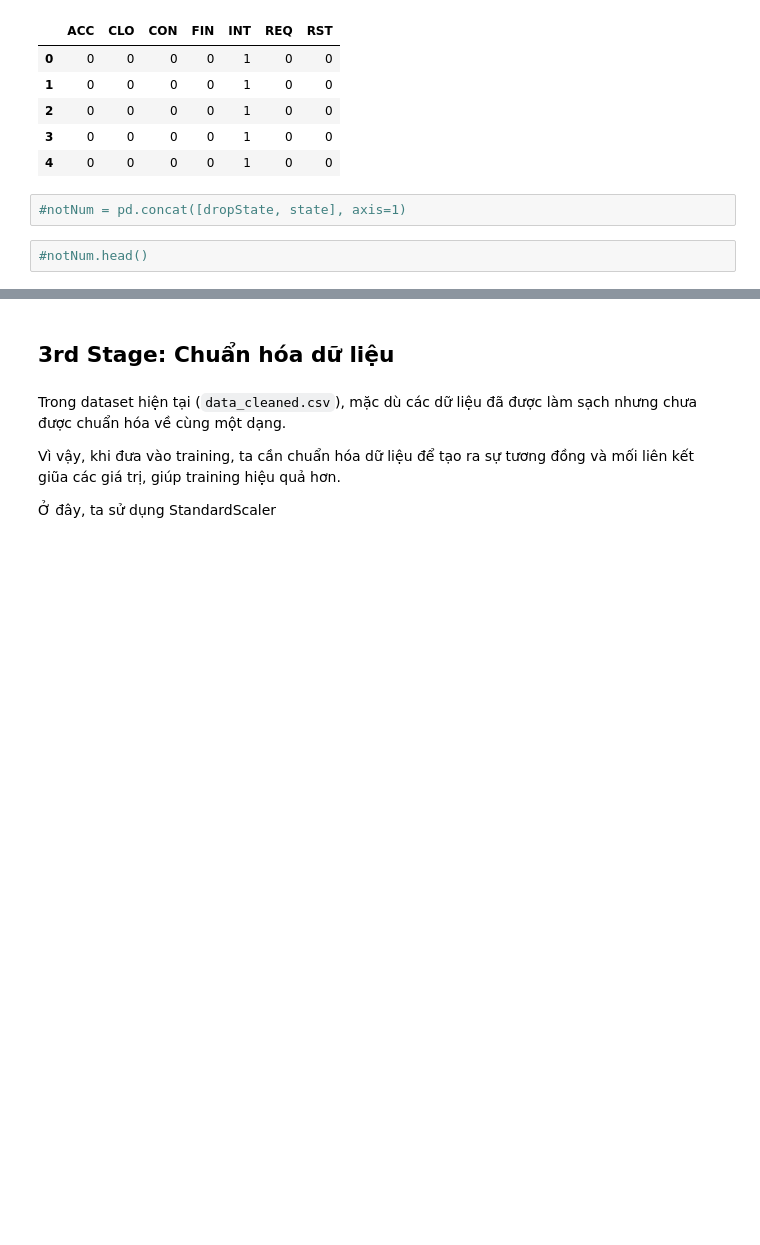
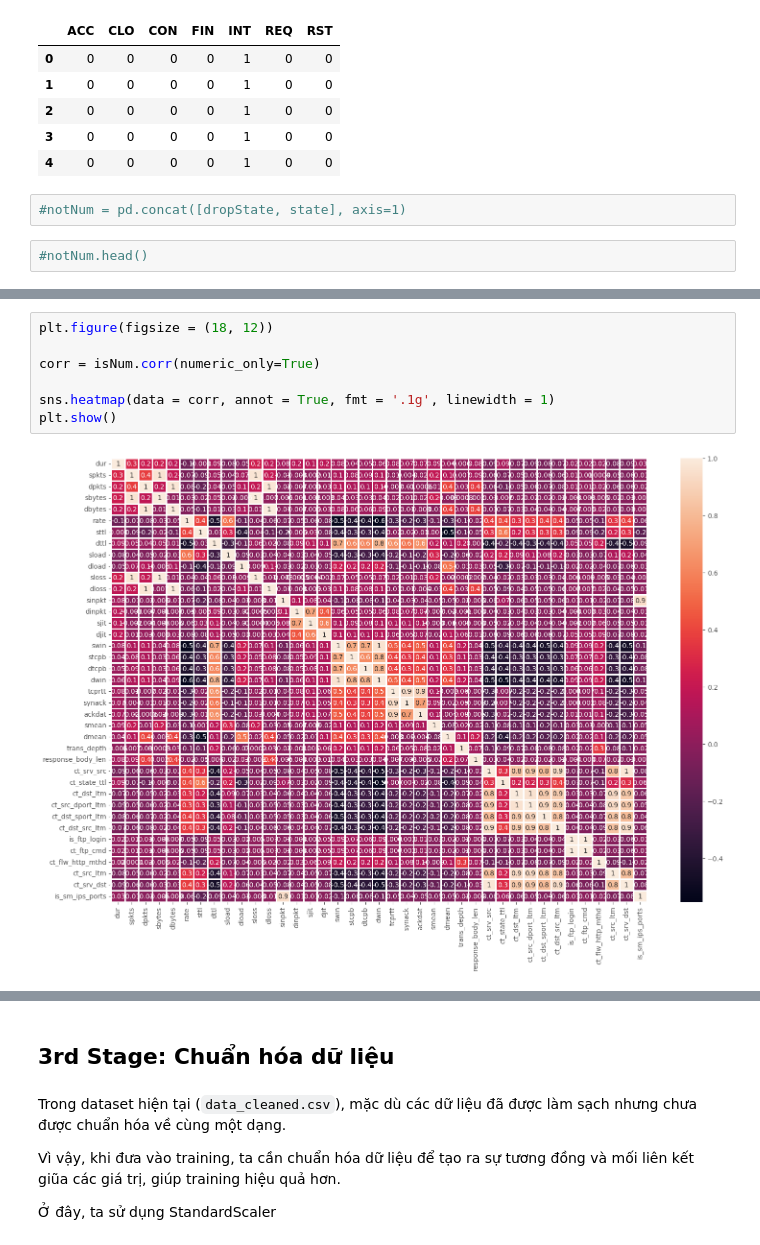
Before and after one commit to SeRi0720/TKUD, a Jupyter notebook: Notebook/preprocess.ipynb, the cells around one changed output, grey strips where cells are left out. Saved outputs shown, nothing was run; the diff lists cells and outputs as text; blank space fills up the shorter version.

```diff
--- a/Notebook/preprocess.ipynb
+++ b/Notebook/preprocess.ipynb
@@ -305,0 +298,9 @@ state.head()
+# %%
+plt.figure(figsize = (18, 12))
+
+corr = isNum.corr(numeric_only=True)
+
+sns.heatmap(data = corr, annot = True, fmt = '.1g', linewidth = 1)
+plt.show()
+# %% [output]
+[figure, added]
```
Also changed, not shown: parts of 6 cells of this notebook, 4 other files.
